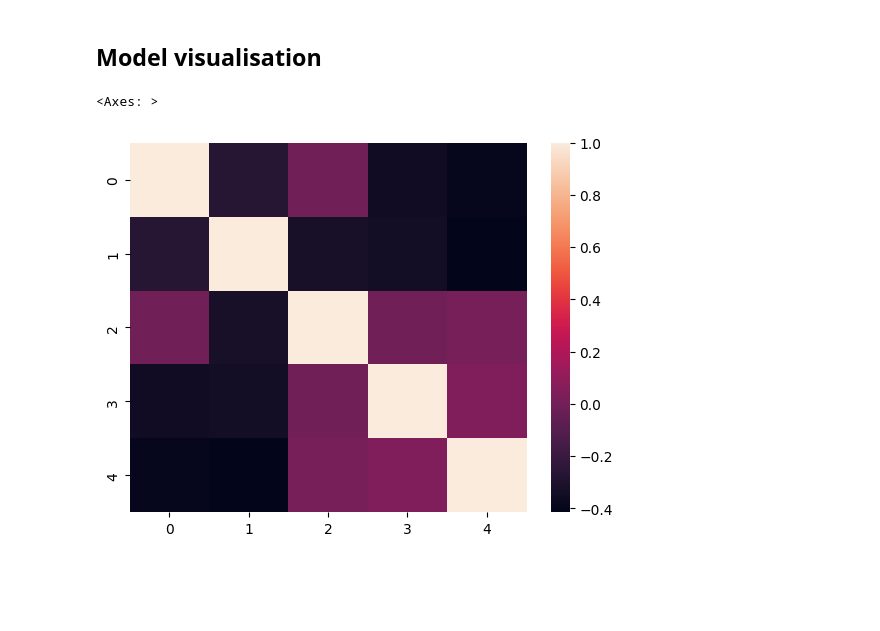
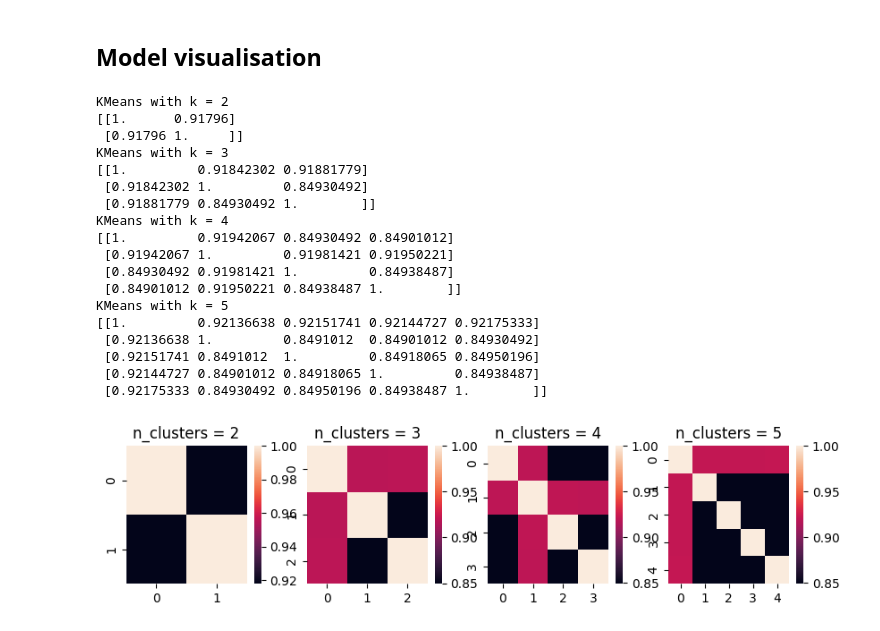
Before and after one commit to ekohachi22/DataMining3, a Jupyter notebook: main.ipynb, the cells around one changed output. Drawn from its saved outputs; the diff is of its cells as text; code cells hidden in the pictures; blank space fills up the shorter version.

```diff
--- a/main.ipynb
+++ b/main.ipynb
@@ -23,10 +30,9 @@ from sklearn.compose import make_column_transformer
 data = data.drop('id', axis = 1)
 categorical_cols = tuple(f'f_0{i}' if i < 10 else f'f_{i}' for i in range(7, 14))
 numerical_cols = tuple(col for col in data.columns if col not in categorical_cols)
-scale = make_column_transformer((OneHotEncoder(), categorical_cols))
-data_one_hot = pd.DataFrame(scale.fit_transform(data).todense())
-data_one_hot.columns = data_one_hot.columns.astype(str)
-data_one_hot = data_one_hot[data_one_hot.columns[(data_one_hot.mean() > 0.1)]] #A bit of a hack, but it removes all of the sparse features from one hot encoding
-data_norm = pd.concat([data[list(numerical_cols)], data_one_hot], axis=1)
+scale = make_column_transformer((MinMaxScaler(), numerical_cols), (OneHotEncoder(), categorical_cols))
+data_norm = pd.DataFrame(scale.fit_transform(data).todense())
+data_norm = data_norm[data_norm.columns[(data_norm.mean() > 0.1)]] #A bit of a hack, but it removes all of the sparse features from one hot encoding
+data_norm.columns = data_norm.columns.astype(str)
 data_norm.describe()
 # %% [output]
@@ -190,14 +189,35 @@ def similarity_matrix(data_with_cluster_info, similarity_method = 'average', sim
 # %%
 import seaborn as sns
 from sklearn.metrics.pairwise import euclidean_distances, pairwise_distances
 
-data_plot = trunc_data.copy()
-labels = kmeans_models[5].predict(data_plot)
-data_plot['Cluster'] = labels
-cluster1 = data_plot[data_plot['Cluster'] == 1]
-cluster2 = data_plot[data_plot['Cluster'] == 2]
-matrix = similarity_matrix(data_plot, similarity_type=lambda x, y: cosine_similarity(x, y))
-sns.heatmap(matrix)
+fig, ax = plt.subplots(1, len(kmeans_models), figsize = (10, 2))
+
+for i, k in enumerate(kmeans_models):
+    labels = kmeans_models[k].predict(trunc_data)
+    data_plot = trunc_data.copy()
+    data_plot['Cluster'] = labels
+    matrix = similarity_matrix(data_plot, similarity_type=lambda x, y: cosine_similarity(x, y))
+    ax[i].set(title=f'n_clusters = {k}')
+    sns.heatmap(matrix, ax = ax[i])
+    print(f'KMeans with k = {k}')
+    print(matrix)
 # %% [output]
-<Axes: >
+KMeans with k = 2
+[[1.      0.91796]
+ [0.91796 1.     ]]
+KMeans with k = 3
+[[1.         0.91842302 0.91881779]
+ [0.91842302 1.         0.84930492]
+ [0.91881779 0.84930492 1.        ]]
+KMeans with k = 4
+[[1.         0.91942067 0.84930492 0.84901012]
+ [0.91942067 1.         0.91981421 0.91950221]
+ [0.84930492 0.91981421 1.         0.84938487]
+ [0.84901012 0.91950221 0.84938487 1.        ]]
+KMeans with k = 5
+[[1.         0.92136638 0.92151741 0.92144727 0.92175333]
+ [0.92136638 1.         0.8491012  0.84901012 0.84930492]
+ [0.92151741 0.8491012  1.         0.84918065 0.84950196]
+ [0.92144727 0.84901012 0.84918065 1.         0.84938487]
+ [0.92175333 0.84930492 0.84950196 0.84938487 1.        ]]
-[figure, old version]
+[figure, new version]
```
Also changed, not shown: parts of 13 cells of this notebook.
